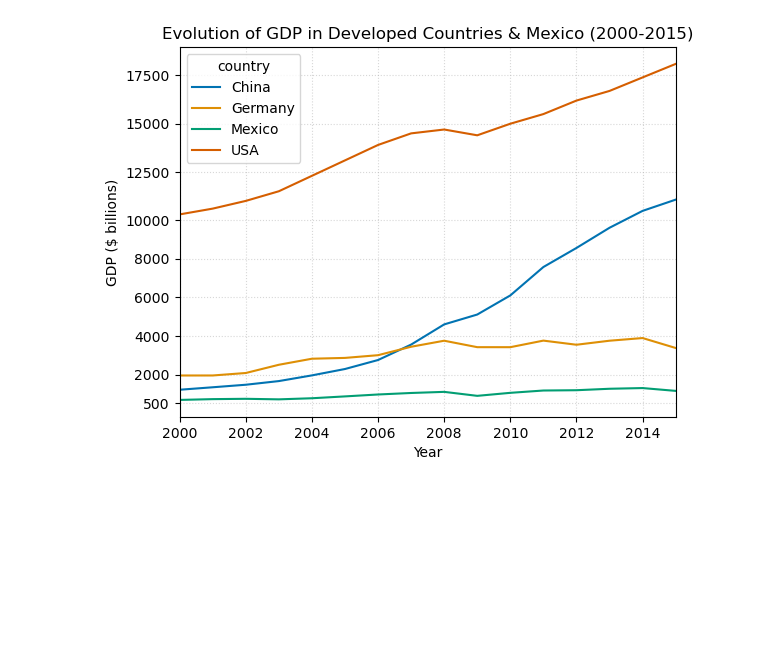
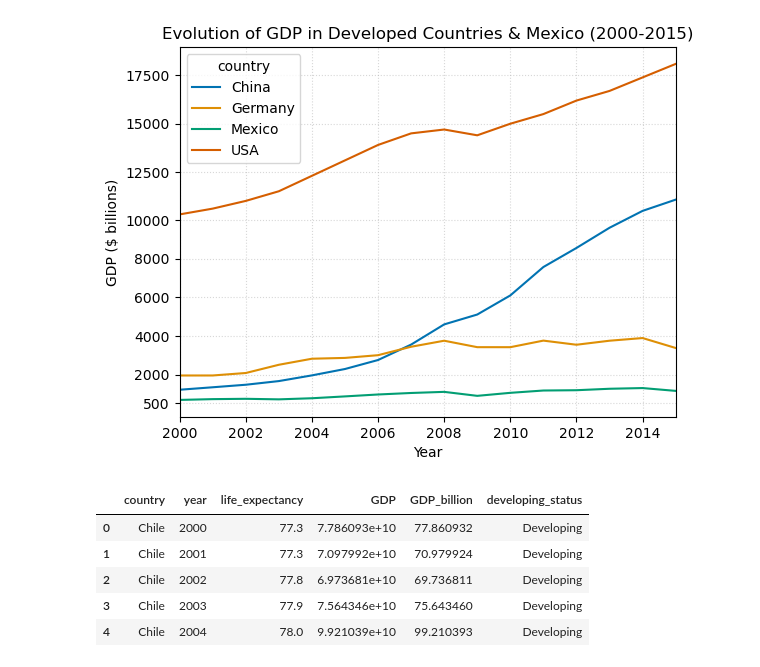
Before and after one commit to CrisFC4/Life_Expectancy_GDP_Project, a Jupyter notebook: life_expectancy_gdp.ipynb, the cells around one changed output. Cells and saved outputs as stored; diff of their text form; code cells hidden in the pictures; blank space fills up the shorter version.

```diff
--- a/life_expectancy_gdp.ipynb
+++ b/life_expectancy_gdp.ipynb
@@ -313,3 +320,22 @@ ax.set_yticks([500, 2000, 4000, 6000, 8000, 10000, 12500, 15000, 17500])
 plt.grid(visible=True, which='major', axis='both', alpha=0.5, linestyle=':')
 # %% [output]
 [figure]
+# %%
+# Function to categorize the countries in the dataframe as developed or developing
+def categorize_country(country):
+    if country in ['USA','Germany','China']:
+        return 'Developed'
+    else:
+        return 'Developing'
+
+# Create a new column in the dataframe with the developing status
+data['developing_status'] = data['country'].apply(categorize_country)
+
+data.head()
+# %% [output]
+|  | country | year | life_expectancy | GDP | GDP_billion | developing_status |
+| 0 | Chile | 2000 | 77.3 | 7.786093e+10 | 77.860932 | Developing |
+| 1 | Chile | 2001 | 77.3 | 7.097992e+10 | 70.979924 | Developing |
+| 2 | Chile | 2002 | 77.8 | 6.973681e+10 | 69.736811 | Developing |
+| 3 | Chile | 2003 | 77.9 | 7.564346e+10 | 75.643460 | Developing |
+| 4 | Chile | 2004 | 78.0 | 9.921039e+10 | 99.210393 | Developing |
```
Also changed, not shown: parts of 11 cells of this notebook.
